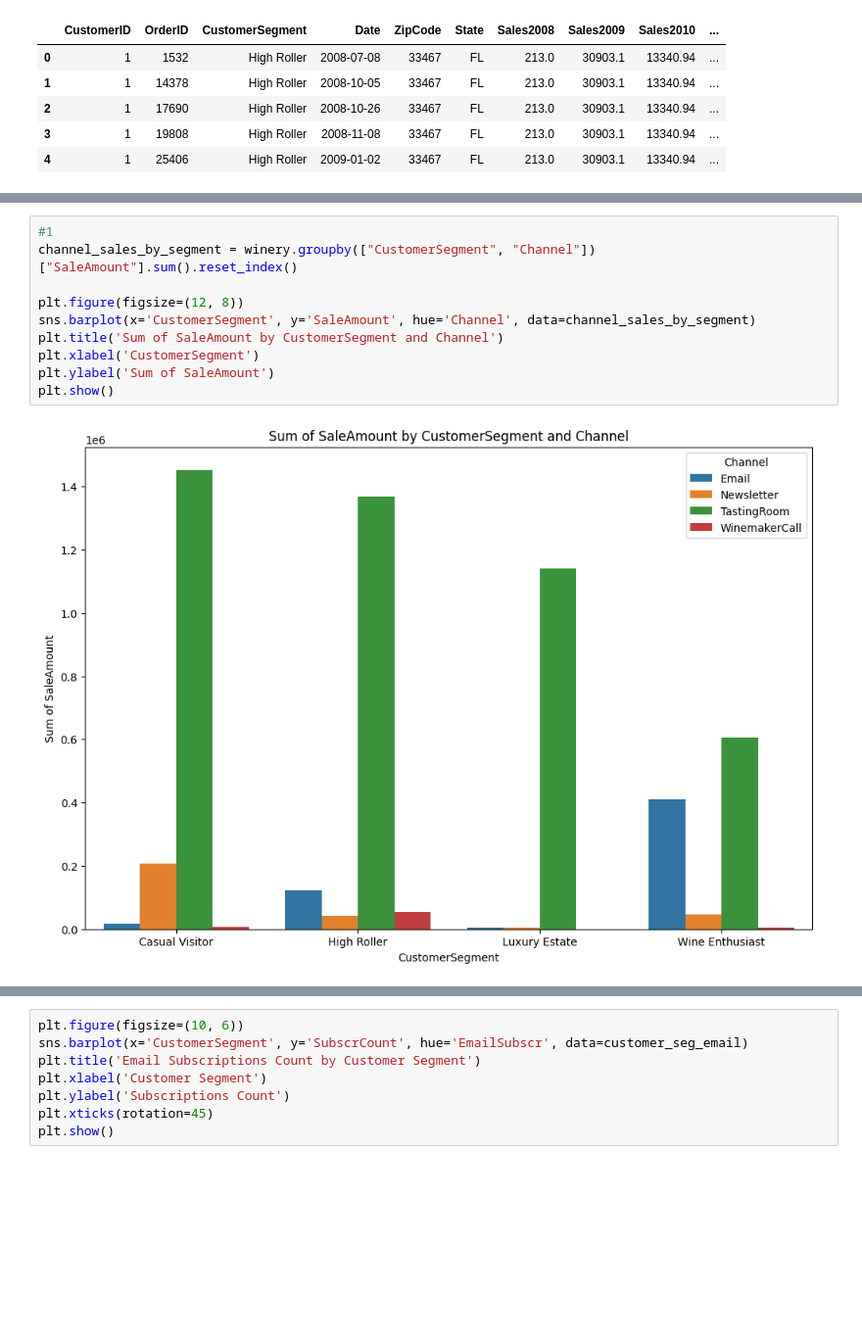
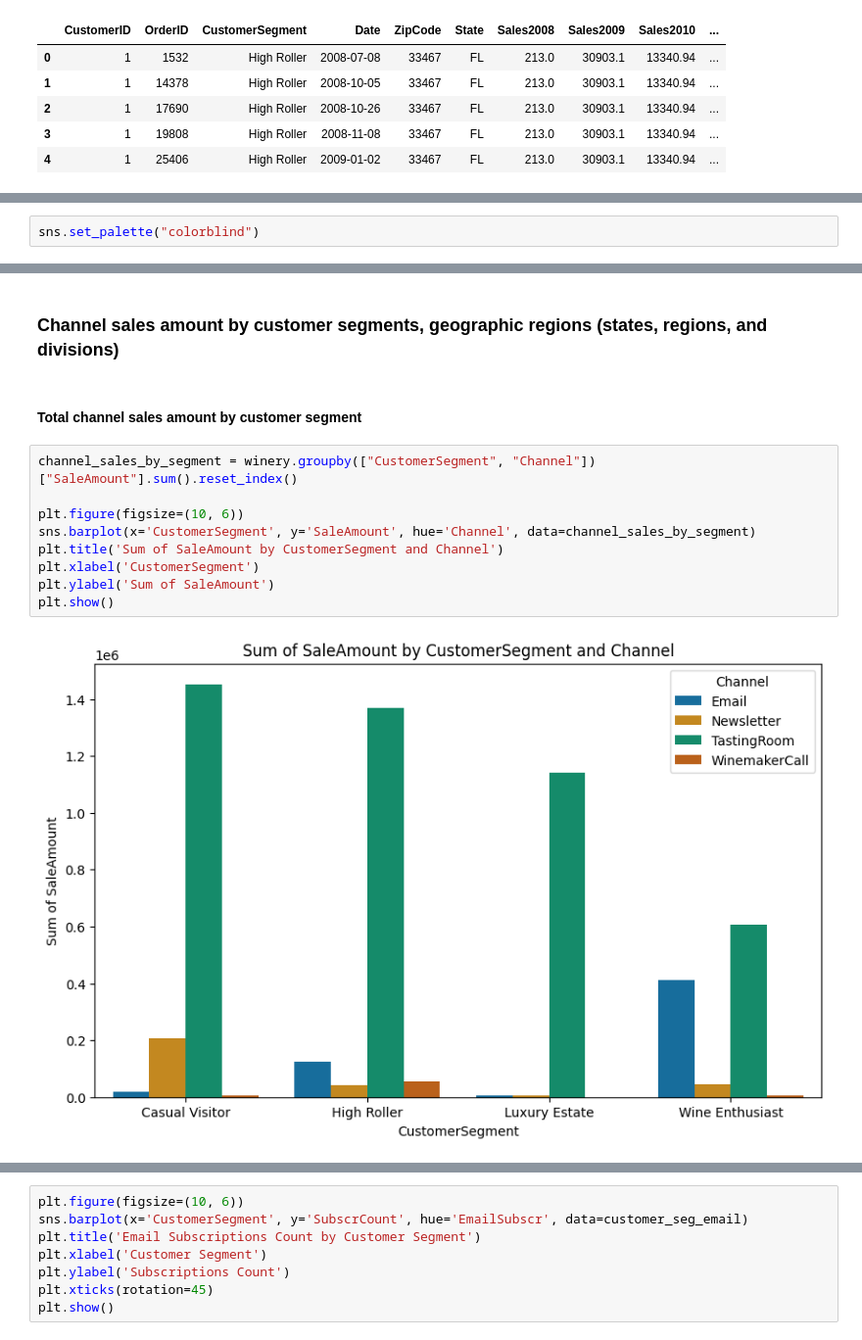
Before and after one commit to hobbeskocha/winery-and-you, a Jupyter notebook: src/2_descriptive_analysis.ipynb, the cells around one changed output, grey strips where cells are left out. Shown at 98% size. Drawn from its saved outputs; the diff is of its cells as text; blank space fills up the shorter version.

```diff
--- a/src/2_descriptive_analysis.ipynb
+++ b/src/2_descriptive_analysis.ipynb
@@ -58,0 +45,2 @@ segment_by_division = winery.groupby("Division")["CustomerSegment"].value_counts
+# %%
+sns.set_palette("colorblind")
@@ -119,12 +81,15 @@ Name: SaleAmount, dtype: float64
+# %% [markdown]
+### Channel sales amount by customer segments, geographic regions (states, regions, and divisions)
+# %% [markdown]
+#### Total channel sales amount by customer segment
 # %%
-#1
 channel_sales_by_segment = winery.groupby(["CustomerSegment", "Channel"])["SaleAmount"].sum().reset_index()
 
-plt.figure(figsize=(12, 8))
+plt.figure(figsize=(10, 6))
 sns.barplot(x='CustomerSegment', y='SaleAmount', hue='Channel', data=channel_sales_by_segment)
 plt.title('Sum of SaleAmount by CustomerSegment and Channel')
 plt.xlabel('CustomerSegment')
 plt.ylabel('Sum of SaleAmount')
 plt.show()
 # %% [output]
-[figure, old version]
+[figure, new version]
```
Also changed, not shown: parts of 40 cells of this notebook.
